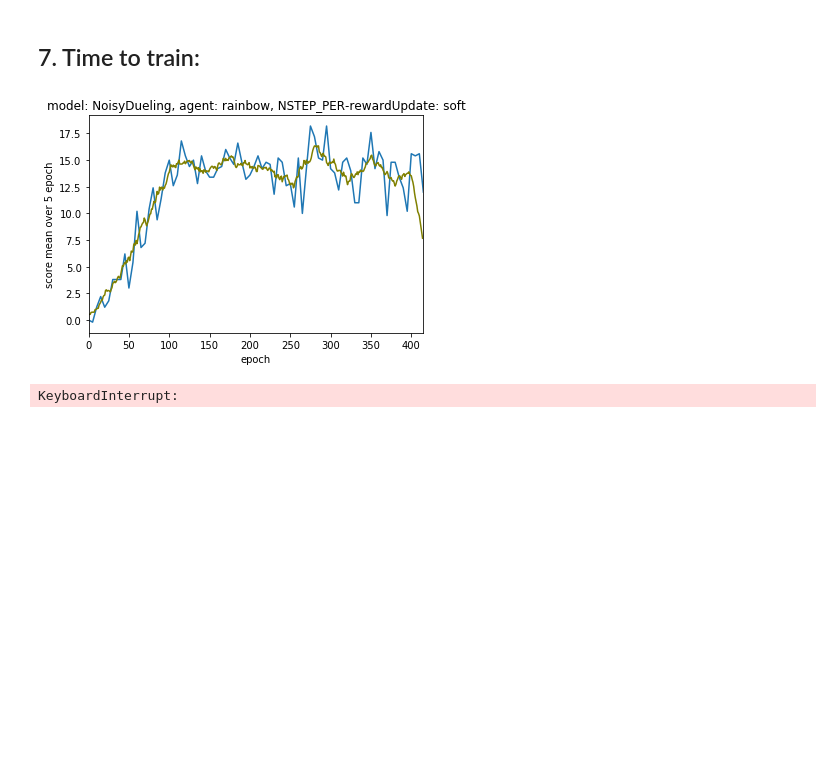
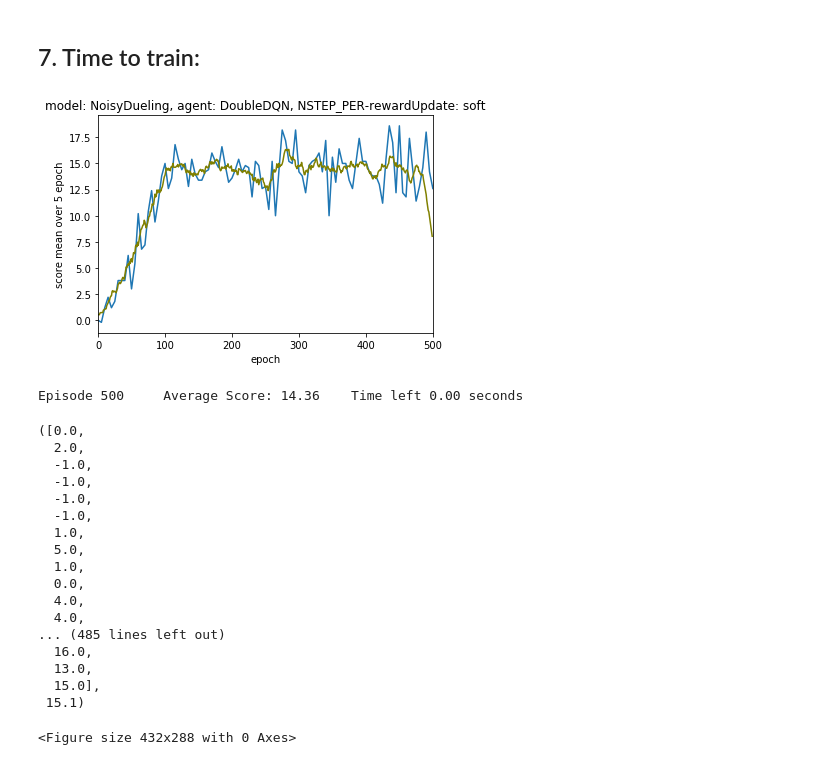
Before and after one commit to Zartris/DRL-project, a Jupyter notebook: DRL-course/rainbow/rainbow.ipynb, the cells around one changed output. Drawn from its saved outputs; the diff is of its cells as text; code cells hidden in the pictures; blank space fills up the shorter version.

```diff
--- a/DRL-course/rainbow/rainbow.ipynb
+++ b/DRL-course/rainbow/rainbow.ipynb
@@ -505,5 +505,5 @@ class PerNStep:
 # %%
-class RainbowAgent:
+class DoubleDQN:
     device = torch.device("cuda:0" if torch.cuda.is_available() else "cpu")
 
     def __init__(self,
@@ -907,7 +907,7 @@ def train(agent, brain_name, train_env, file, save_img="plot.png", save_file='ch
 plot = True
 
 # Title of plot:
-title = "model: NoisyDueling, agent: rainbow, NSTEP_PER-" + priority_method + "Update: "
+title = "model: NoisyDueling, agent: DoubleDQN, NSTEP_PER-" + priority_method + "Update: "
 if use_soft_update:
     title += "soft"
 else:
@@ -922,7 +922,7 @@ while base_dir.exists():
 base_dir.mkdir(parents=True)
 file = str(Path(base_dir, "model_test.md"))
 print(file)
-save_file = str(Path(base_dir, "rainbow_checkpoint.pth"))
+save_file = str(Path(base_dir, "NoisyDuelingDoubleDQN_checkpoint.pth"))
 save_image = str(Path(base_dir, "plot.png"))
 
 # Write hyperparameters to file
@@ -941,33 +941,51 @@ models = (NoisyDDQN(state_size, action_size, std_init=std_init, seed=seed),
 # Create N-step PER buffer
 replay_buffer = PerNStep(BUFFER_SIZE,
                          BATCH_SIZE,
                          state_size=state_size,
                          seed=seed,
                          epsilon=PER_e,
                          alpha=PER_a,
                          beta=PER_b,
                          beta_increase=PER_bi,
                          absolute_error_upper=PER_aeu,
                          n_step=n_step,
                          gamma=GAMMA)
 
-agent = RainbowAgent(state_size,
+agent = DoubleDQN(state_size,
                      action_size,
                      models,
                      replay_buffer,
                      seed=seed,
                      BATCH_SIZE=BATCH_SIZE,
                      GAMMA=GAMMA,
                      TAU=TAU,
                      LR=LR,
                      UPDATE_MODEL_EVERY=UPDATE_MODEL_EVERY,
                      UPDATE_TARGET_EVERY=UPDATE_TARGET_EVERY,
                      use_soft_update=use_soft_update,
                      priority_method=priority_method,
                      PER_learn_start=PER_learn_start)
 
 train(agent, brain_name, env, file=file, save_img=save_image, save_file=save_file, n_episodes=episodes,
       evaluation_interval=evaluation_interval, plot=plot, plot_title=title)
 # %% [output]
-[figure, old version]
+[figure, new version]
-KeyboardInterrupt:
+Episode 500     Average Score: 14.36    Time left 0.00 seconds
+([0.0,
+  2.0,
+  -1.0,
+  -1.0,
+  -1.0,
+  -1.0,
+  1.0,
+  5.0,
+  1.0,
+  0.0,
+  4.0,
+  4.0,
+... (485 lines left out)
+  16.0,
+  13.0,
+  15.0],
+ 15.1)
+<Figure size 432x288 with 0 Axes>
```
Also changed, not shown: parts of 3 cells of this notebook, 12 other files.
